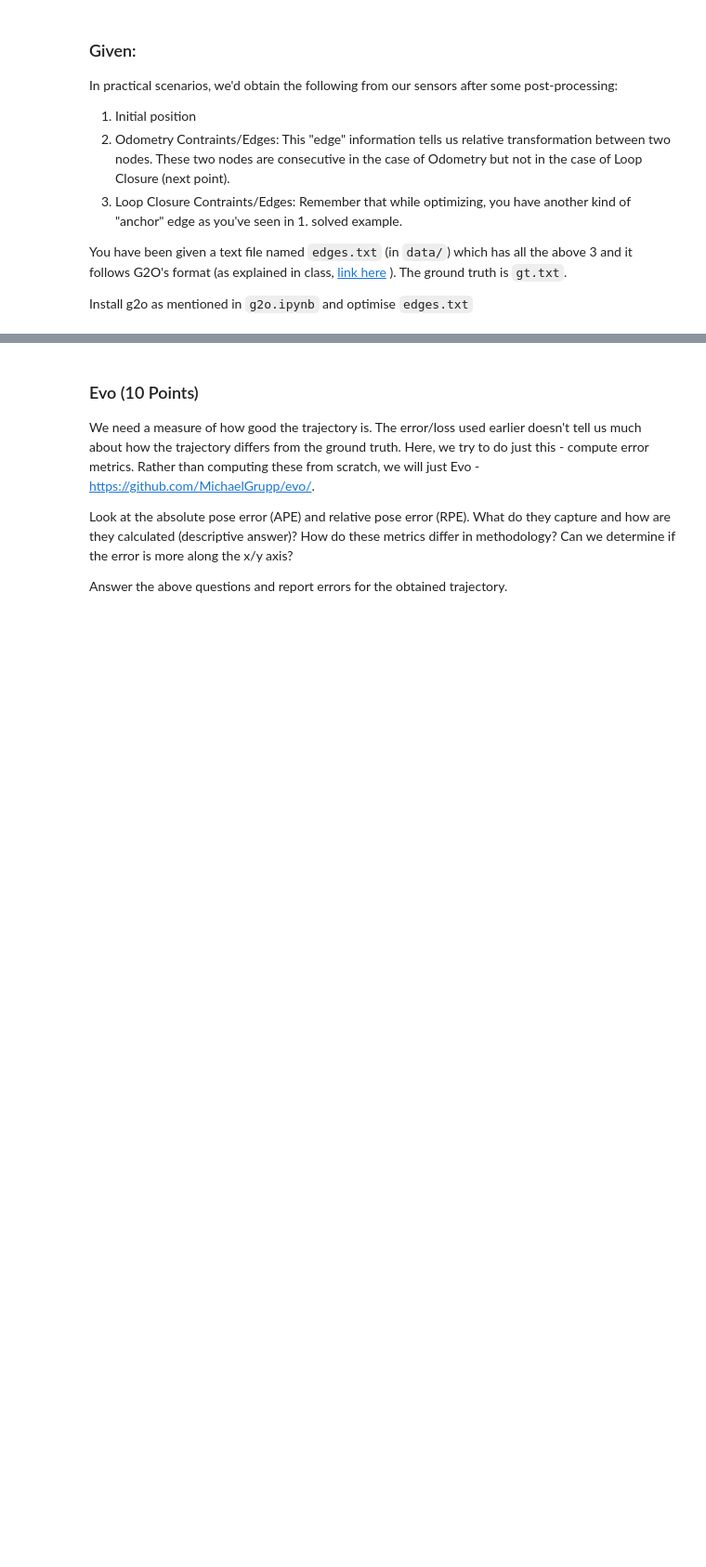
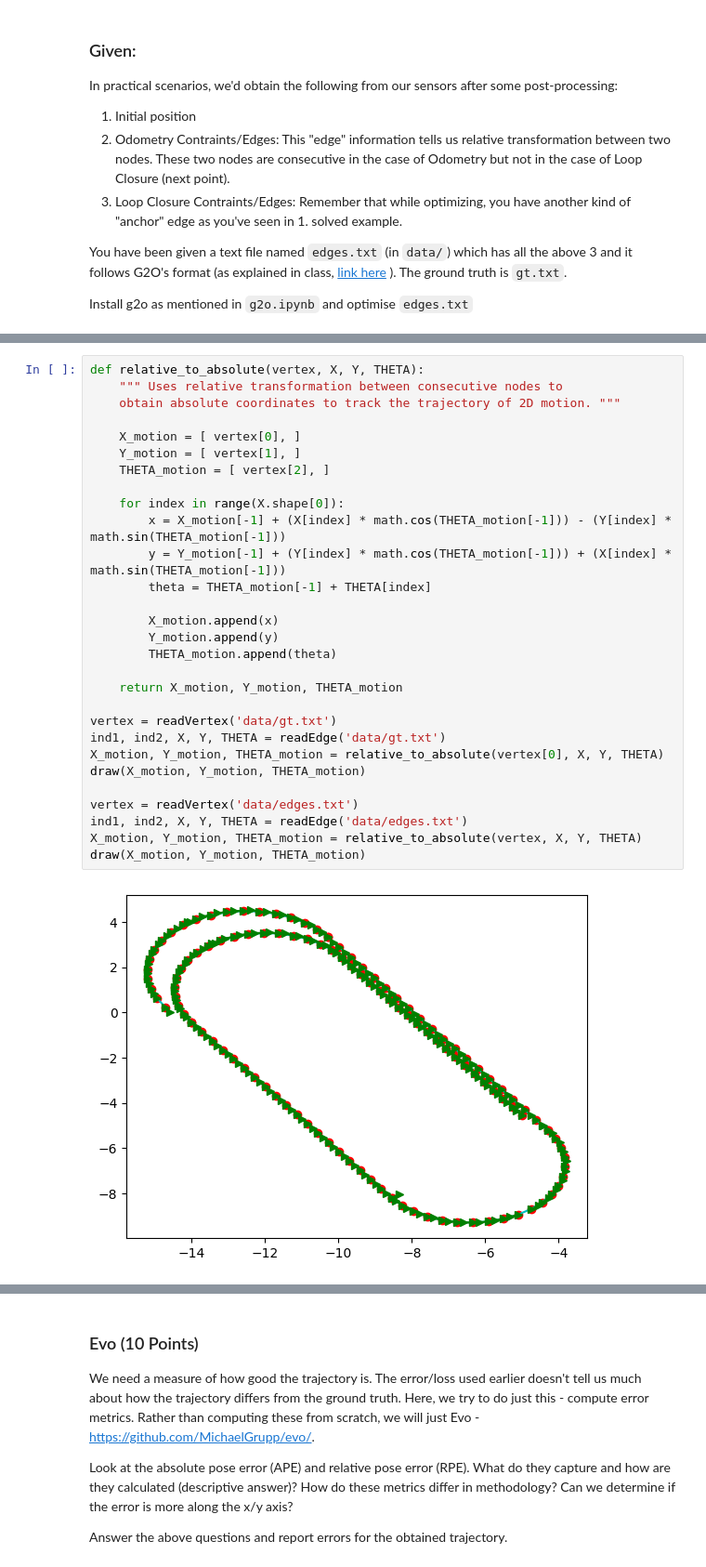
Before and after one commit to ihsingh2/mr-assignments, a Jupyter notebook: Assignment2.ipynb, the cells around one changed output, grey strips where cells are left out. Shown at 93% size. Cells and saved outputs as stored; diff of their text form; blank space fills up the shorter version.

Commit message:
add starter code for 3.1 pose graph optimization

```diff
--- a/Assignment2.ipynb
+++ b/Assignment2.ipynb
@@ -358,0 +411,31 @@ Install g2o as mentioned in `g2o.ipynb` and optimise `edges.txt`
+# %%
+def relative_to_absolute(vertex, X, Y, THETA):
+    """ Uses relative transformation between consecutive nodes to
+    obtain absolute coordinates to track the trajectory of 2D motion. """
+
+    X_motion = [ vertex[0], ]
+    Y_motion = [ vertex[1], ]
+    THETA_motion = [ vertex[2], ]
+
+    for index in range(X.shape[0]):
+        x = X_motion[-1] + (X[index] * math.cos(THETA_motion[-1])) - (Y[index] * math.sin(THETA_motion[-1]))
+        y = Y_motion[-1] + (Y[index] * math.cos(THETA_motion[-1])) + (X[index] * math.sin(THETA_motion[-1]))
+        theta = THETA_motion[-1] + THETA[index]
+
+        X_motion.append(x)
+        Y_motion.append(y)
+        THETA_motion.append(theta)
+
+    return X_motion, Y_motion, THETA_motion
+
+vertex = readVertex('data/gt.txt')
+ind1, ind2, X, Y, THETA = readEdge('data/gt.txt')
+X_motion, Y_motion, THETA_motion = relative_to_absolute(vertex[0], X, Y, THETA)
+draw(X_motion, Y_motion, THETA_motion)
+
+vertex = readVertex('data/edges.txt')
+ind1, ind2, X, Y, THETA = readEdge('data/edges.txt')
+X_motion, Y_motion, THETA_motion = relative_to_absolute(vertex, X, Y, THETA)
+draw(X_motion, Y_motion, THETA_motion)
+# %% [output]
+[figure, added]
```
Also changed, not shown: parts of 4 cells of this notebook.
